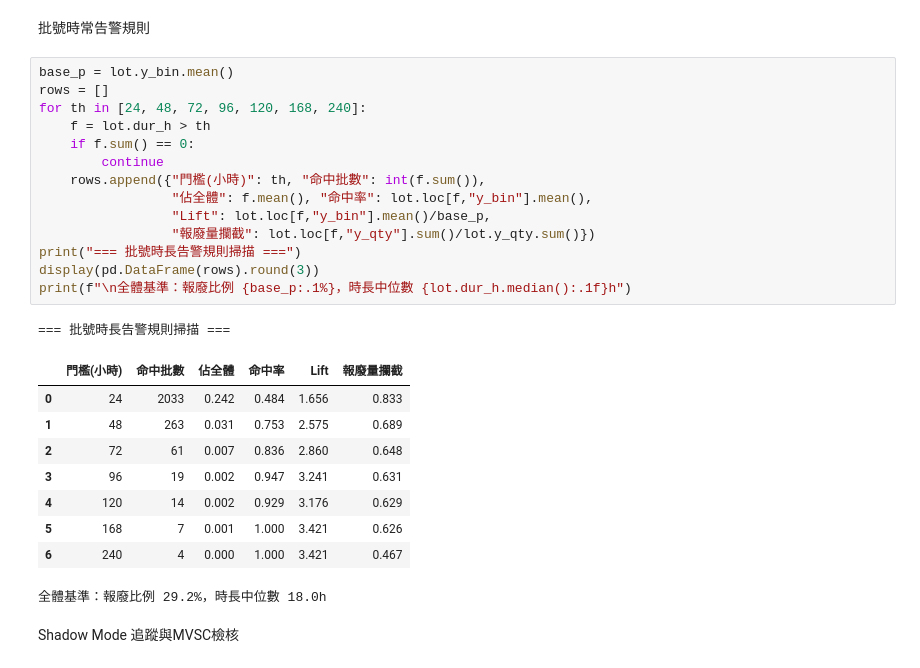
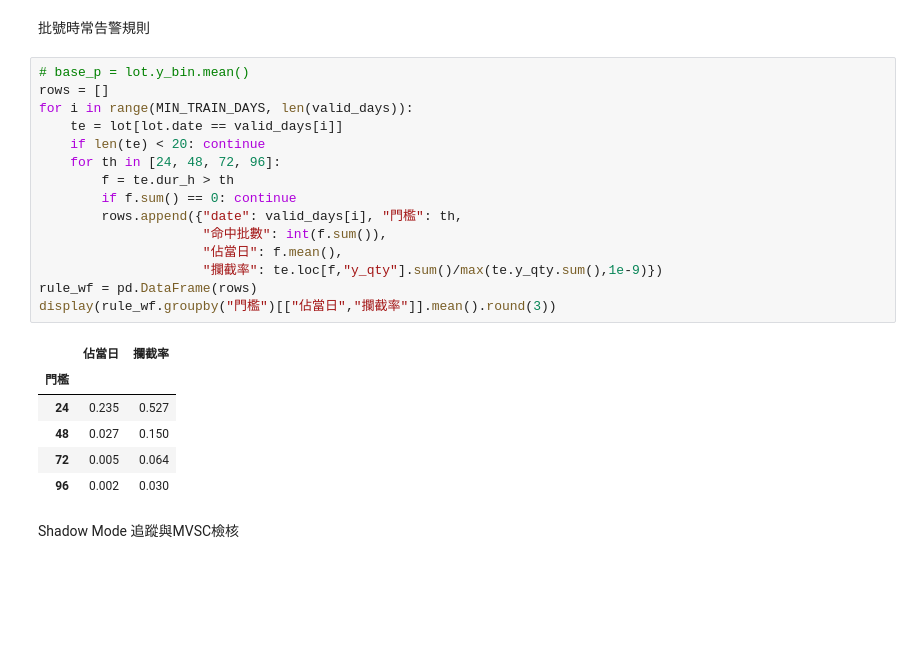
Before and after one commit to aceaceace123/test0806, a Jupyter notebook: PredictiveRiskPrior.ipynb, the cells around one changed output. Saved outputs shown, nothing was run; the diff lists cells and outputs as text; blank space fills up the shorter version.

```diff
--- a/PredictiveRiskPrior.ipynb
+++ b/PredictiveRiskPrior.ipynb
@@ -562,30 +591,27 @@ Precision@20 = 55.0%（基準 18.9%，Lift 2.92x）
 # %% [markdown]
 批號時常告警規則
 # %%
-base_p = lot.y_bin.mean()
+# base_p = lot.y_bin.mean()
 rows = []
-for th in [24, 48, 72, 96, 120, 168, 240]:
-    f = lot.dur_h > th
-    if f.sum() == 0:
-        continue
-    rows.append({"門檻(小時)": th, "命中批數": int(f.sum()),
-                 "佔全體": f.mean(), "命中率": lot.loc[f,"y_bin"].mean(),
-                 "Lift": lot.loc[f,"y_bin"].mean()/base_p,
-                 "報廢量攔截": lot.loc[f,"y_qty"].sum()/lot.y_qty.sum()})
-print("=== 批號時長告警規則掃描 ===")
-display(pd.DataFrame(rows).round(3))
-print(f"\n全體基準：報廢比例 {base_p:.1%}，時長中位數 {lot.dur_h.median():.1f}h")
+for i in range(MIN_TRAIN_DAYS, len(valid_days)):
+    te = lot[lot.date == valid_days[i]]
+    if len(te) < 20: continue
+    for th in [24, 48, 72, 96]:
+        f = te.dur_h > th
+        if f.sum() == 0: continue
+        rows.append({"date": valid_days[i], "門檻": th,
+                     "命中批數": int(f.sum()),
+                     "佔當日": f.mean(),
+                     "攔截率": te.loc[f,"y_qty"].sum()/max(te.y_qty.sum(),1e-9)})
+rule_wf = pd.DataFrame(rows)
+display(rule_wf.groupby("門檻")[["佔當日","攔截率"]].mean().round(3))
 # %% [output]
-=== 批號時長告警規則掃描 ===
-|  | 門檻(小時) | 命中批數 | 佔全體 | 命中率 | Lift | 報廢量攔截 |
-| 0 | 24 | 2033 | 0.242 | 0.484 | 1.656 | 0.833 |
-| 1 | 48 | 263 | 0.031 | 0.753 | 2.575 | 0.689 |
-| 2 | 72 | 61 | 0.007 | 0.836 | 2.860 | 0.648 |
-| 3 | 96 | 19 | 0.002 | 0.947 | 3.241 | 0.631 |
-| 4 | 120 | 14 | 0.002 | 0.929 | 3.176 | 0.629 |
-| 5 | 168 | 7 | 0.001 | 1.000 | 3.421 | 0.626 |
-| 6 | 240 | 4 | 0.000 | 1.000 | 3.421 | 0.467 |
+|  | 佔當日 | 攔截率 |
+| 門檻 |  |  |
+| 24 | 0.235 | 0.527 |
+| 48 | 0.027 | 0.150 |
+| 72 | 0.005 | 0.064 |
+| 96 | 0.002 | 0.030 |
-全體基準：報廢比例 29.2%，時長中位數 18.0h
 # %% [markdown]
 Shadow Mode 追蹤與MVSC檢核
 # %%
```
Also changed, not shown: parts of 1 cell of this notebook.
